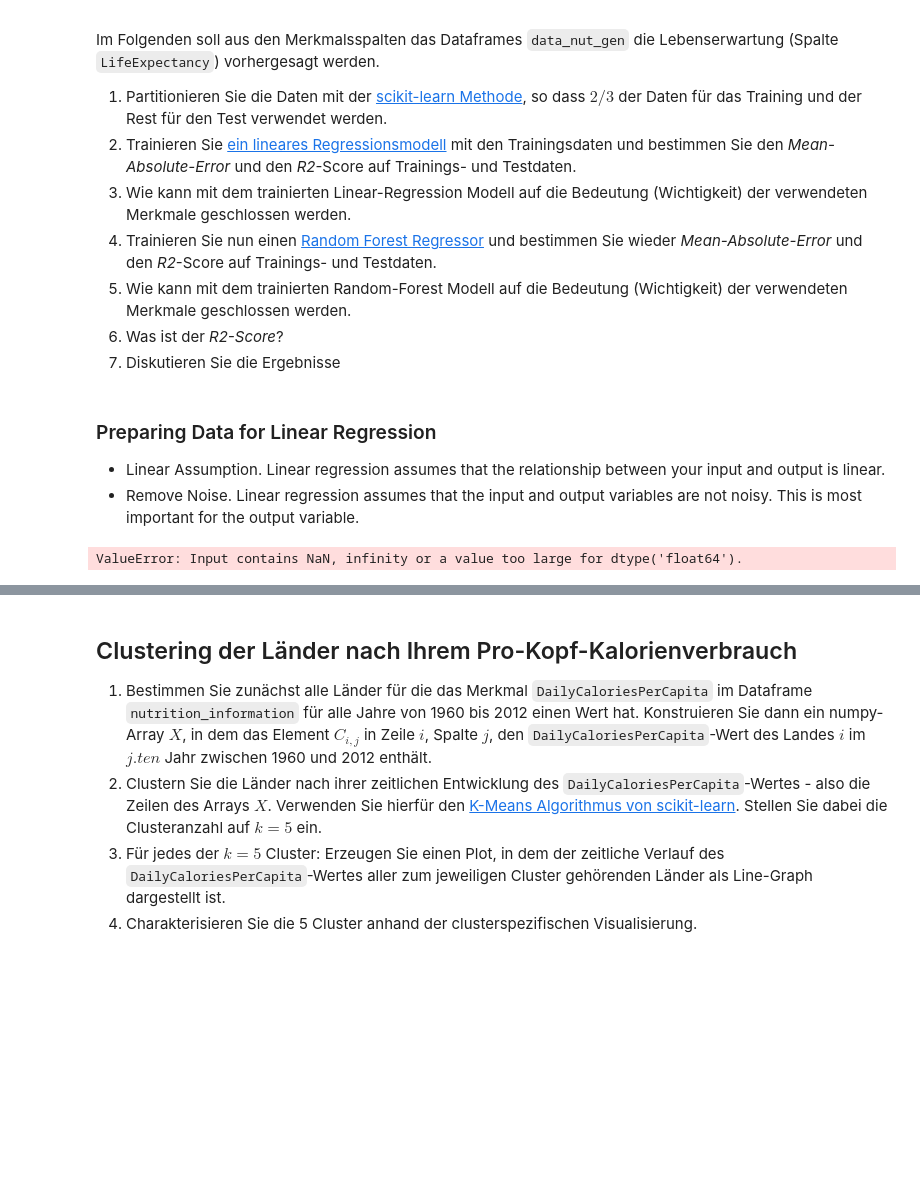
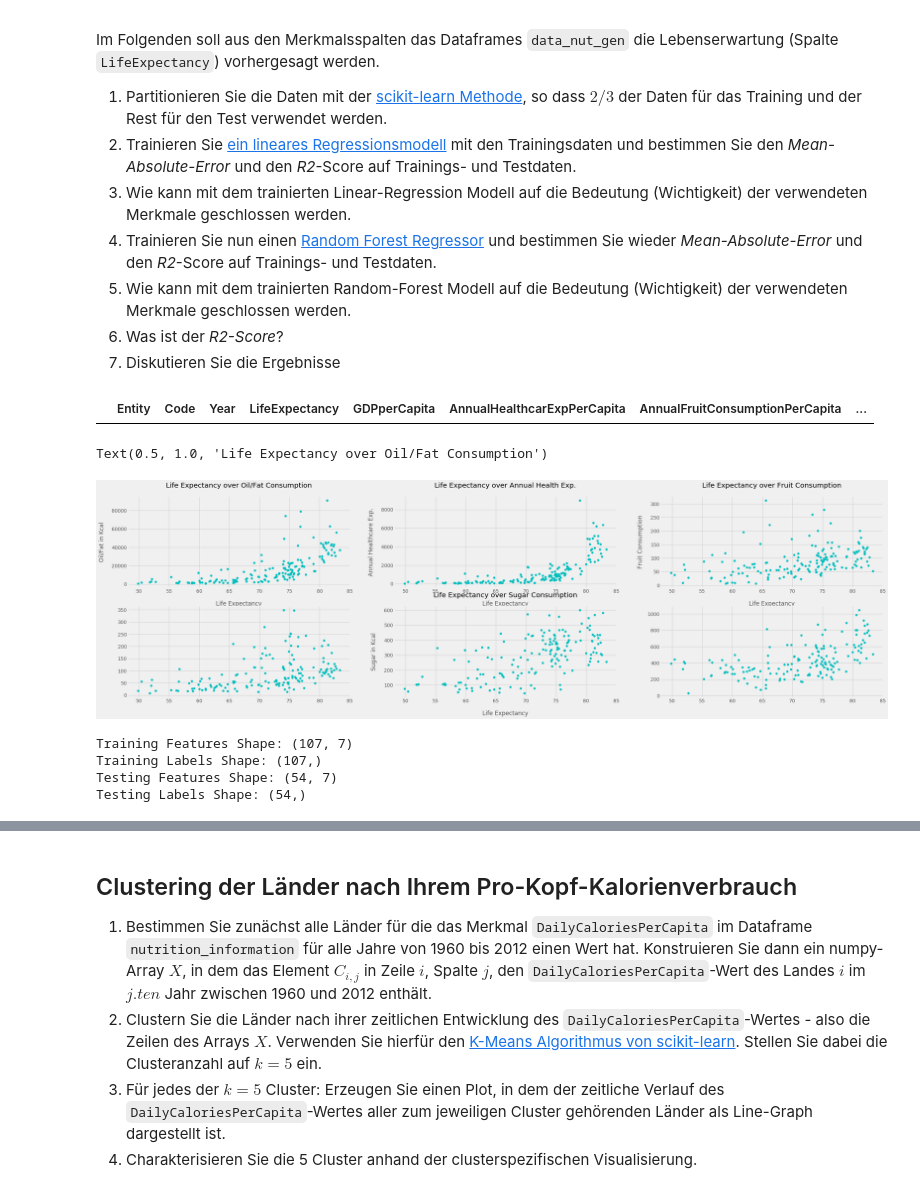
Before and after one commit to JaninaMattes/data-mining-pattern-recogntion, a Jupyter notebook: src/proj1_global_health_app/model/Project1_Global_HealthData_App.ipynb, the cells around one changed output, grey strips where cells are left out. Cells and saved outputs as stored; diff of their text form; code cells hidden in the pictures; blank space fills up the shorter version.

Commit message:
src: Add Random Forest Regressin model and training

```diff
--- a/src/proj1_global_health_app/model/Project1_Global_HealthData_App.ipynb
+++ b/src/proj1_global_health_app/model/Project1_Global_HealthData_App.ipynb
@@ -679,4 +681,9 @@ general_information_2013 = pd.read_sql_query(query,engine)
 
 # Merge vom DataFrame df_2013  und general_information_2013
 data_nut_gen = general_information_2013.merge(df_2013, how="left", on=["Entity","Code","Year","LifeExpectancy"])
-data_nut_gen
+
+# Löschen von noch vorhandenen NaN Spalten
+data_nut_gen = data_nut_gen.dropna()
+
+# Resetet Index weil diese nach dem drop lückenhaft sind
+data_nut_gen.index = range(len(data_nut_gen))
@@ -722,5 +781,0 @@ from sklearn.metrics import r2_score,mean_absolute_error
-# %% [markdown]
-### Preparing Data for Linear Regression
-
-* Linear Assumption. Linear regression assumes that the relationship between your input and output is linear.
-* Remove Noise. Linear regression assumes that the input and output variables are not noisy. This is most important for the output variable.
@@ -729 +782,42 @@ from sklearn.metrics import r2_score,mean_absolute_error
+# %%
+# Investigation of data quality
+data_nut_gen[data_nut_gen.isnull().any(axis=1)][:5]
+# %% [output]
+|  | Entity | Code | Year | LifeExpectancy | GDPperCapita | AnnualHealthcarExpPerCapita | AnnualFruitConsumptionPerCapita | ... |
+# %%
+# Plott data distribution to check linearity
+fig, axs =  plt.subplots(2,3, figsize=(35,10))
+
+axs[0, 0].scatter(x=data_nut_gen.LifeExpectancy, y=data_nut_gen.GDPperCapita, c='c')
+axs[0, 0].set_xlabel('Life Expectancy')
+axs[0, 0].set_ylabel('GDP per Capita')
+axs[0, 0].set_title('Life Expectancy over GDP per Capita')
+
+axs[0, 1].scatter(x=data_nut_gen.LifeExpectancy, y=data_nut_gen.AnnualHealthcarExpPerCapita, c='c')
+axs[0, 1].set_xlabel('Life Expectancy')
+axs[0, 1].set_ylabel('Annual Healthcare Exp.')
+axs[0, 1].set_title('Life Expectancy over Annual Health Exp.')
+
+axs[0, 2].scatter(x=data_nut_gen.LifeExpectancy, y=data_nut_gen.AnnualFruitConsumptionPerCapita, c='c')
+axs[0, 2].set_xlabel('Life Expectancy')
+axs[0, 2].set_ylabel('Fruit Consumption')
+axs[0, 2].set_title('Life Expectancy over Fruit Consumption')
+
+axs[1, 0].scatter(x=data_nut_gen.LifeExpectancy, y=data_nut_gen.AnnualVegetableConsumptionPerCapita, c='c')
+axs[0, 0].set_xlabel('Life Expectancy')
+axs[0, 0].set_ylabel('Vegetable Consumption')
+axs[0, 0].set_title('Life Expectancy over Vegetable Consumption')
+
+axs[1, 1].scatter(x=data_nut_gen.LifeExpectancy, y=data_nut_gen.KcalSugar, c='c')
+axs[1, 1].set_xlabel('Life Expectancy')
+axs[1, 1].set_ylabel('Sugar in Kcal')
+axs[1, 1].set_title('Life Expectancy over Sugar Consumption')
+
+axs[1, 2].scatter(x=data_nut_gen.LifeExpectancy, y=data_nut_gen.KcalOilsFats, c='c')
+axs[0, 0].set_xlabel('Life Expectancy')
+axs[0, 0].set_ylabel('Oil/Fat in Kcal')
+axs[0, 0].set_title('Life Expectancy over Oil/Fat Consumption')
+# %% [output]
+Text(0.5, 1.0, 'Life Expectancy over Oil/Fat Consumption')
+[figure, added]
 # %%
@@ -736,8 +832,13 @@ X_train, X_test, y_train, y_test = train_test_split(X, y, test_size=0.33, random
 # Split val and test data
 y_val = train_test_split(y, shuffle=True)
-# %%
-# 2. Aufgabe Trainieren Sie ein lineares Regressionsmodell mit den Trainingsdaten und bestimmen Sie den Mean-Absolute-Error und den R2-Score auf Trainings- und Testdaten.
-regr = LinearRegression().fit(X_train, y_train)
-y_pred = regr.predict(X_test)
-# %% [output]
-ValueError: Input contains NaN, infinity or a value too large for dtype('float64').
+# %%
+# Check for dimensionalilty of split data
+print('Training Features Shape:', X_train.shape)
+print('Training Labels Shape:', y_train.shape)
+print('Testing Features Shape:', X_test.shape)
+print('Testing Labels Shape:', y_test.shape)
+# %% [output]
+Training Features Shape: (107, 7)
+Training Labels Shape: (107,)
+Testing Features Shape: (54, 7)
+Testing Labels Shape: (54,)
```
Also changed, not shown: parts of 33 cells of this notebook.
